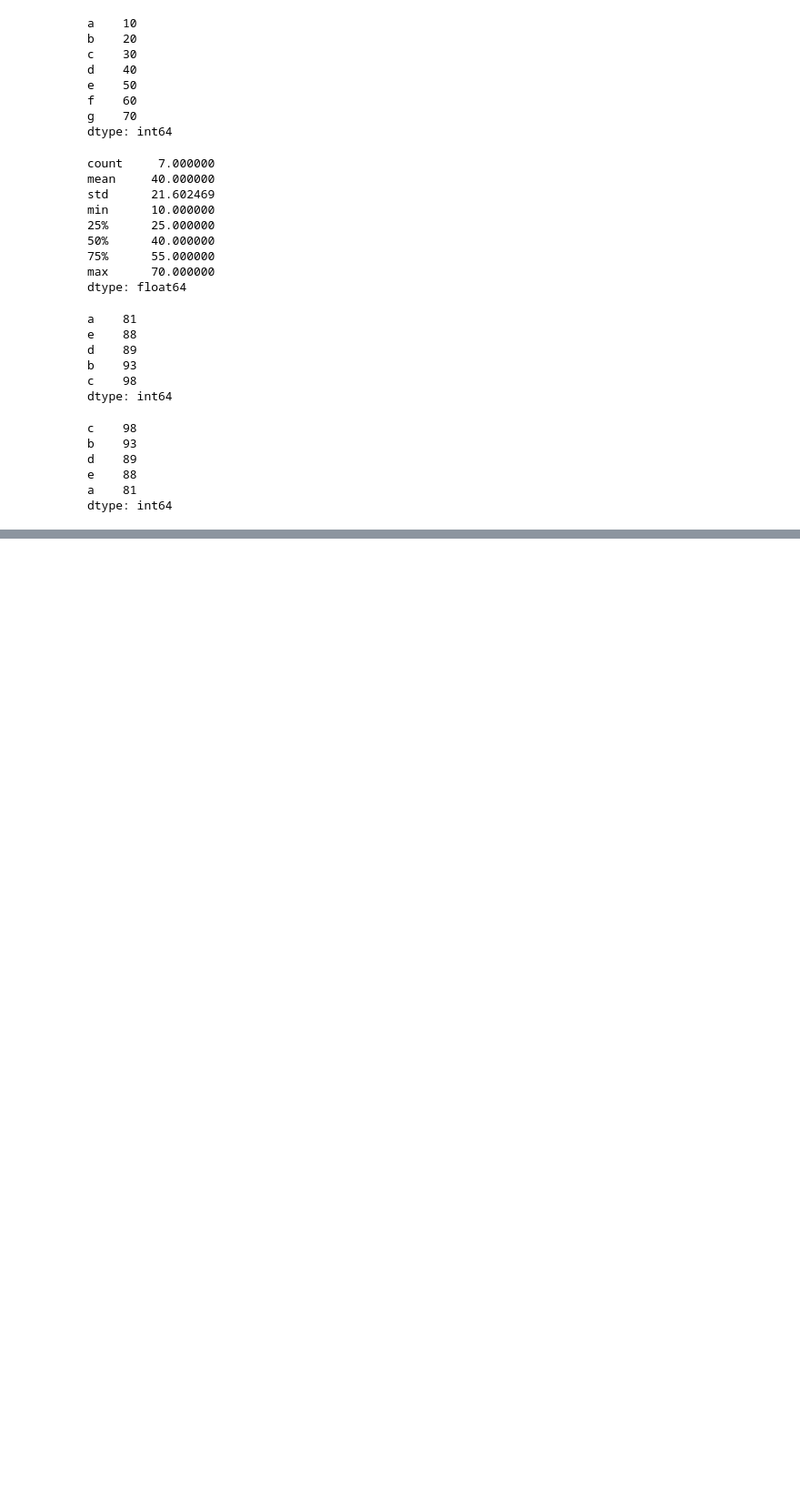
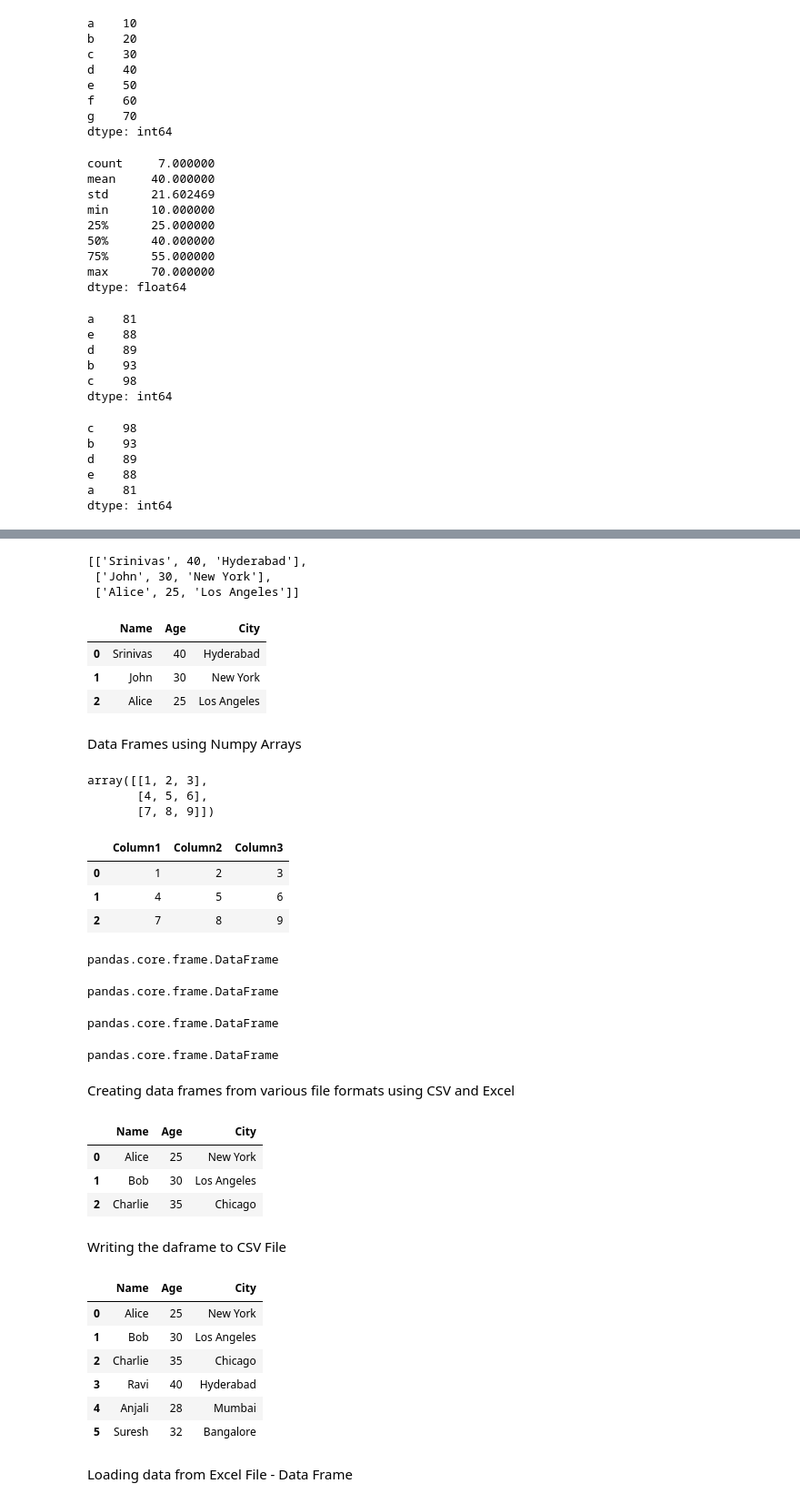
Before and after one commit to srinivasskc/my_datascience_journal, a Jupyter notebook: pandas_notebook.ipynb, the cells around one changed output, grey strips where cells are left out. Shown at 91% size. Drawn from its saved outputs; the diff is of its cells as text; code cells hidden in the pictures; blank space fills up the shorter version.

Commit message:
Pandas Data Frames

```diff
--- a/pandas_notebook.ipynb
+++ b/pandas_notebook.ipynb
@@ -321,0 +366,6 @@ dtype: int64
+# %%
+data_list
+# %% [output]
+[['Srinivas', 40, 'Hyderabad'],
+ ['John', 30, 'New York'],
+ ['Alice', 25, 'Los Angeles']]
@@ -321,0 +374,9 @@ dtype: int64
+# %%
+df_list
+# %% [output]
+|  | Name | Age | City |
+| 0 | Srinivas | 40 | Hyderabad |
+| 1 | John | 30 | New York |
+| 2 | Alice | 25 | Los Angeles |
+# %% [markdown]
+Data Frames using Numpy Arrays
@@ -321,0 +387,6 @@ dtype: int64
+# %%
+data_array
+# %% [output]
+array([[1, 2, 3],
+       [4, 5, 6],
+       [7, 8, 9]])
@@ -321,0 +395,41 @@ dtype: int64
+# %%
+df_numpy_array
+# %% [output]
+|  | Column1 | Column2 | Column3 |
+| 0 | 1 | 2 | 3 |
+| 1 | 4 | 5 | 6 |
+| 2 | 7 | 8 | 9 |
+# %%
+type(df_numpy_array)
+# %% [output]
+pandas.core.frame.DataFrame
+# %%
+type(df_list)
+# %% [output]
+pandas.core.frame.DataFrame
+# %%
+type(df_dict)
+# %% [output]
+pandas.core.frame.DataFrame
+# %%
+type(df_dict1)
+# %% [output]
+pandas.core.frame.DataFrame
+# %% [markdown]
+Creating data frames from various file formats using CSV and Excel
+# %%
+data = {"Name": ["Alice", "Bob", "Charlie"],
+        "Age": [25, 30, 35],
+        "City": ["New York", "Los Angeles", "Chicago"]}
+
+data
+
+df_new_dict = pd.DataFrame(data)
+df_new_dict
+# %% [output]
+|  | Name | Age | City |
+| 0 | Alice | 25 | New York |
+| 1 | Bob | 30 | Los Angeles |
+| 2 | Charlie | 35 | Chicago |
+# %% [markdown]
+Writing the daframe to CSV File
@@ -321,0 +439,15 @@ dtype: int64
+# %%
+# Writing dataframe back from CSV file
+df_read_newdatadict_csv = pd.read_csv("newdatadict.csv")
+
+df_read_newdatadict_csv
+# %% [output]
+|  | Name | Age | City |
+| 0 | Alice | 25 | New York |
+| 1 | Bob | 30 | Los Angeles |
+| 2 | Charlie | 35 | Chicago |
+| 3 | Ravi | 40 | Hyderabad |
+| 4 | Anjali | 28 | Mumbai |
+| 5 | Suresh | 32 | Bangalore |
+# %% [markdown]
+Loading data from Excel File - Data Frame
```
Also changed, not shown: parts of 16 cells of this notebook, 3 other files.
